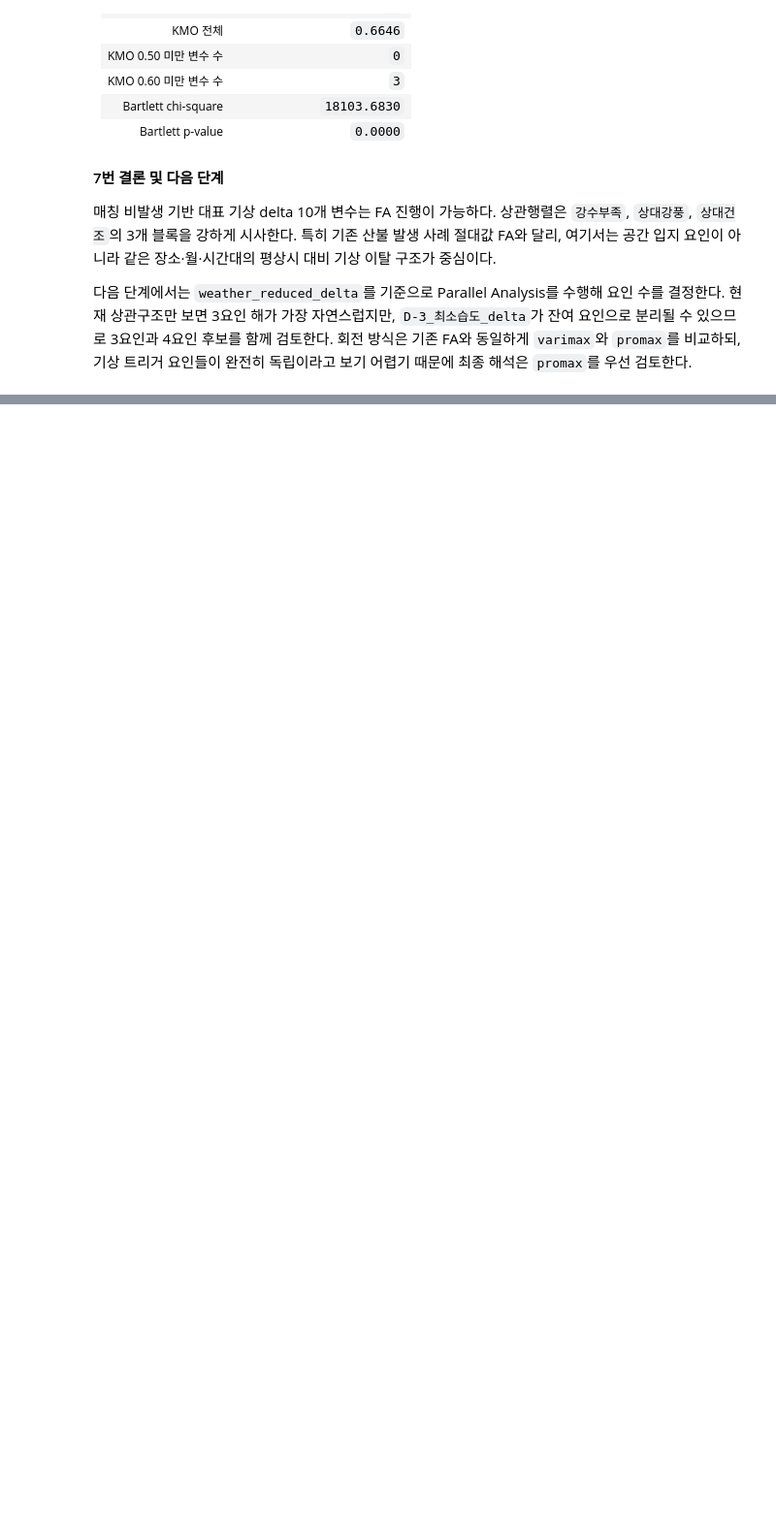
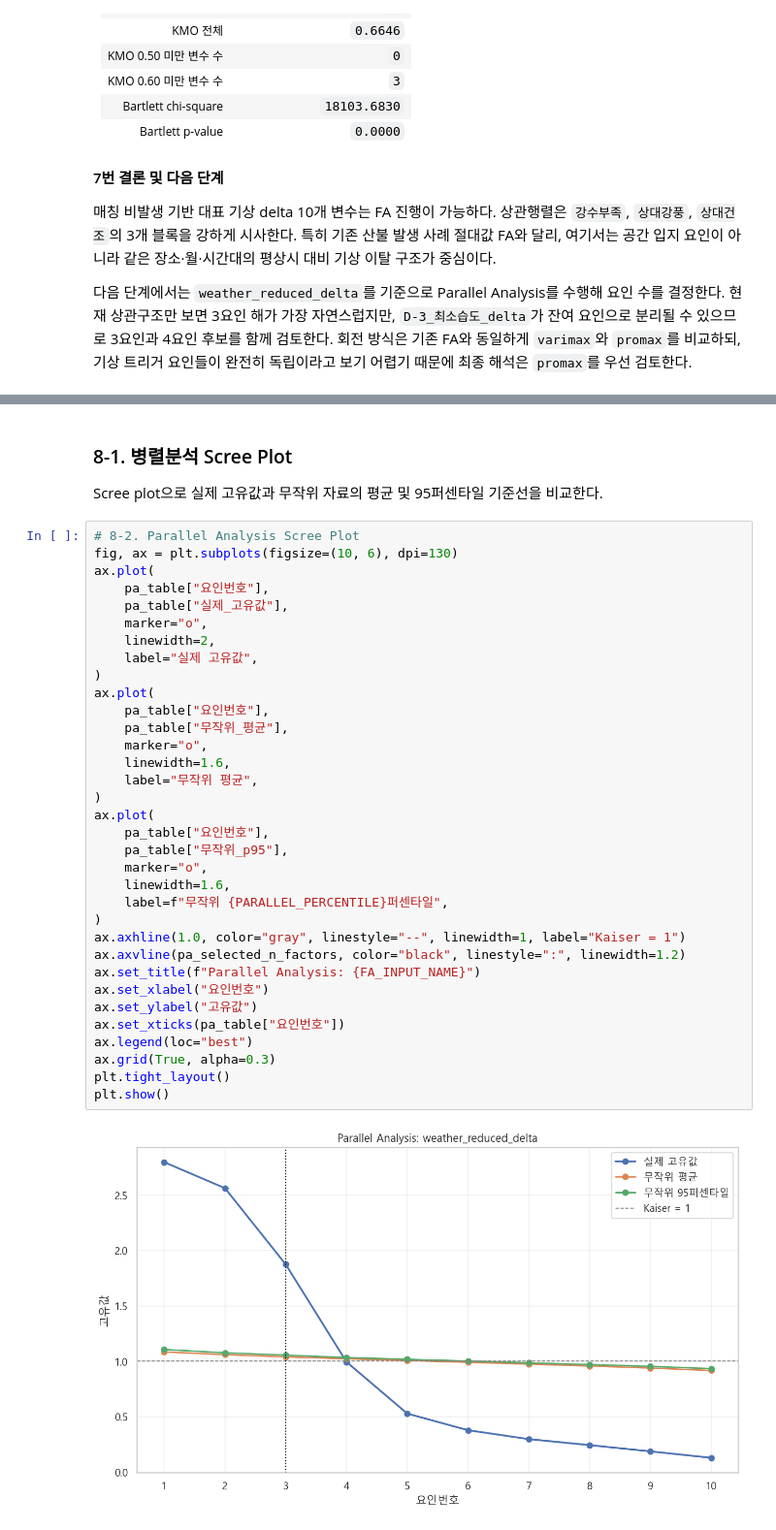
Before and after one commit to Max-JI64/farm-system-public-02, a Jupyter notebook: jsw/Analysis/2026-06-08_FA-매칭비발생.ipynb, the cells around one changed output, grey strips where cells are left out. Shown at 97% size. Drawn from its saved outputs; the diff is of its cells as text; blank space fills up the shorter version.

```diff
--- a/jsw/Analysis/2026-06-08_FA-매칭비발생.ipynb
+++ b/jsw/Analysis/2026-06-08_FA-매칭비발생.ipynb
@@ -1362,0 +1519,40 @@ Bartlett 구형성 검정은 `chi-square = 18103.6830`, `p-value = 0.0000`으로
+# %% [markdown]
+### 8-1. 병렬분석 Scree Plot
+
+Scree plot으로 실제 고유값과 무작위 자료의 평균 및 95퍼센타일 기준선을 비교한다.
+# %%
+# 8-2. Parallel Analysis Scree Plot
+fig, ax = plt.subplots(figsize=(10, 6), dpi=130)
+ax.plot(
+    pa_table["요인번호"],
+    pa_table["실제_고유값"],
+    marker="o",
+    linewidth=2,
+    label="실제 고유값",
+)
+ax.plot(
+    pa_table["요인번호"],
+    pa_table["무작위_평균"],
+    marker="o",
+    linewidth=1.6,
+    label="무작위 평균",
+)
+ax.plot(
+    pa_table["요인번호"],
+    pa_table["무작위_p95"],
+    marker="o",
+    linewidth=1.6,
+    label=f"무작위 {PARALLEL_PERCENTILE}퍼센타일",
+)
+ax.axhline(1.0, color="gray", linestyle="--", linewidth=1, label="Kaiser = 1")
+ax.axvline(pa_selected_n_factors, color="black", linestyle=":", linewidth=1.2)
+ax.set_title(f"Parallel Analysis: {FA_INPUT_NAME}")
+ax.set_xlabel("요인번호")
+ax.set_ylabel("고유값")
+ax.set_xticks(pa_table["요인번호"])
+ax.legend(loc="best")
+ax.grid(True, alpha=0.3)
+plt.tight_layout()
+plt.show()
+# %% [output]
+[figure, added]
```
Also changed, not shown: parts of 14 cells of this notebook, 1 other file.
